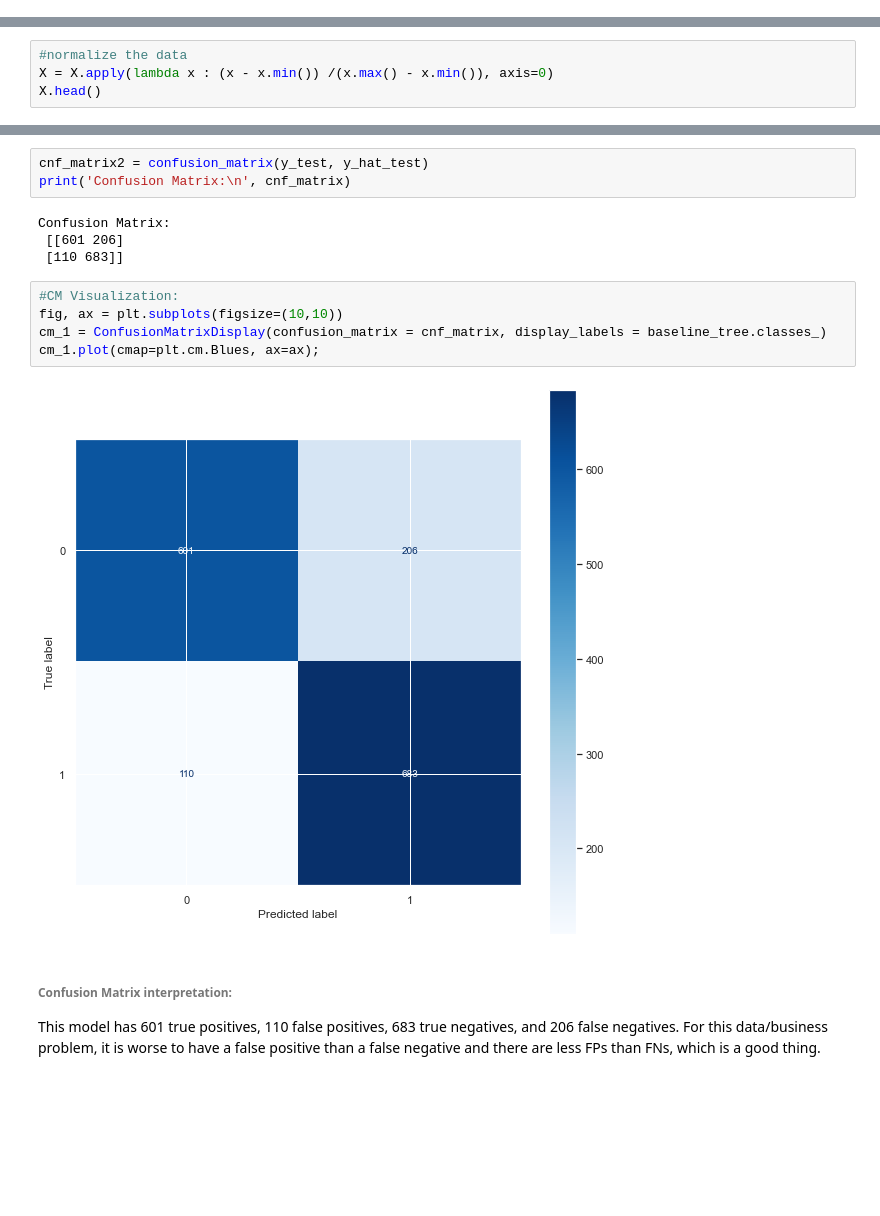
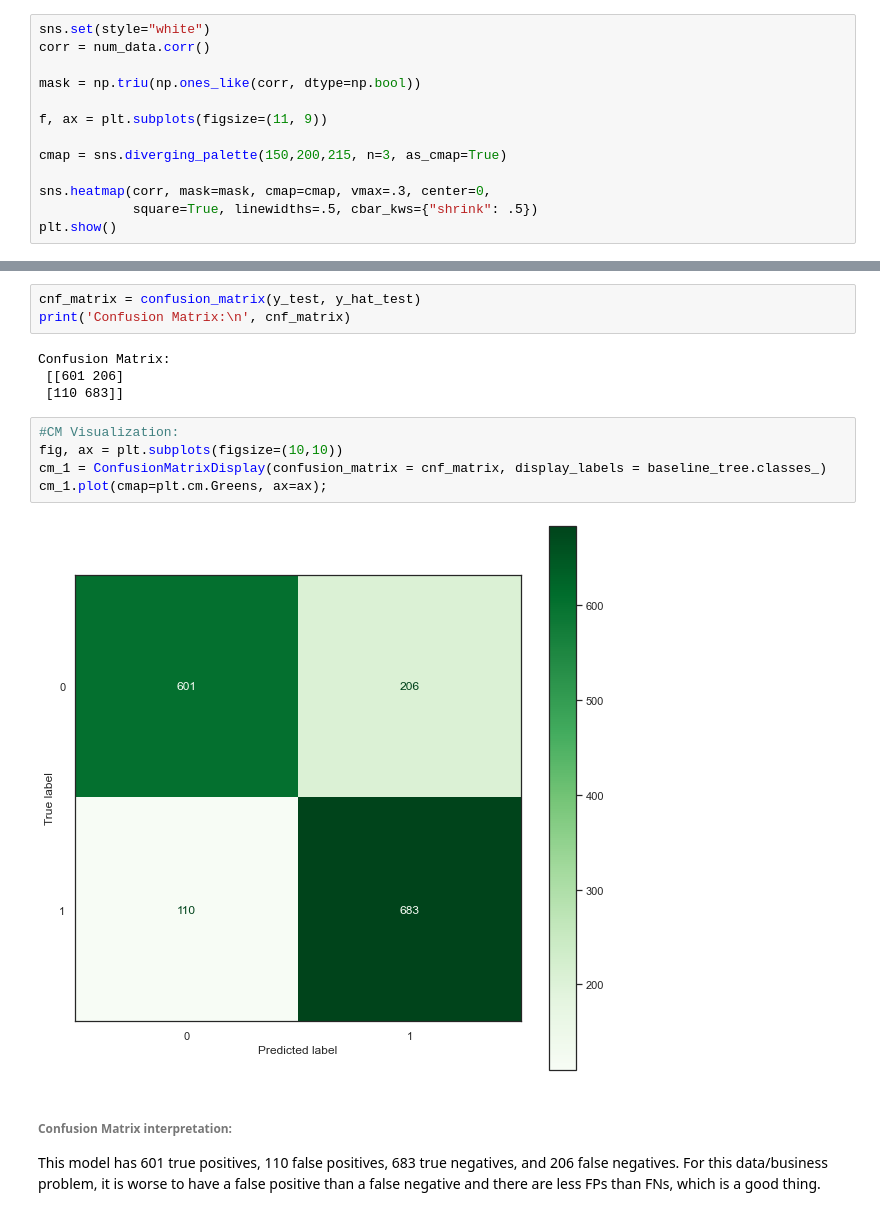
Before and after one commit to nicolemichaud03/Spotify_hit_songs_classification, a Jupyter notebook: Notebook.ipynb, the cells around one changed output, grey strips where cells are left out. Saved outputs shown, nothing was run; the diff lists cells and outputs as text; blank space fills up the shorter version.

```diff
--- a/Notebook.ipynb
+++ b/Notebook.ipynb
@@ -166,3 +193,16 @@ sns.set(rc={'figure.figsize':(12,8)})
 sns.heatmap(data.corr(), annot=True);
 # %% [output]
 [figure]
+# %%
+sns.set(style="white")
+corr = num_data.corr()
+
+mask = np.triu(np.ones_like(corr, dtype=np.bool))
+
+f, ax = plt.subplots(figsize=(11, 9))
+
+cmap = sns.diverging_palette(150,200,215, n=3, as_cmap=True)
+
+sns.heatmap(corr, mask=mask, cmap=cmap, vmax=.3, center=0,
+            square=True, linewidths=.5, cbar_kws={"shrink": .5})
+plt.show()
@@ -187,7 +271,3 @@ X.head()
 | 2 | 0.550 | 0.415 | 9 | -6.557 | 0 | 0.0520 | 0.16100 | 0.000 | ... |
 | 3 | 0.502 | 0.648 | 0 | -5.698 | 0 | 0.0527 | 0.00513 | 0.000 | ... |
 | 4 | 0.807 | 0.887 | 1 | -3.892 | 1 | 0.2750 | 0.00381 | 0.000 | ... |
-# %%
-#normalize the data
-X = X.apply(lambda x : (x - x.min()) /(x.max() - x.min()), axis=0)
-X.head()
@@ -292,7 +323,7 @@ Because of the fact that for this business problem we would rather have a false
 
 Our baseline model has an AUC value of about 0.8.
 # %%
-cnf_matrix2 = confusion_matrix(y_test, y_hat_test)
+cnf_matrix = confusion_matrix(y_test, y_hat_test)
 print('Confusion Matrix:\n', cnf_matrix)
 # %% [output]
 Confusion Matrix:
@@ -301,10 +332,10 @@ Confusion Matrix:
 # %%
 #CM Visualization:
 fig, ax = plt.subplots(figsize=(10,10))
 cm_1 = ConfusionMatrixDisplay(confusion_matrix = cnf_matrix, display_labels = baseline_tree.classes_)
-cm_1.plot(cmap=plt.cm.Blues, ax=ax);
+cm_1.plot(cmap=plt.cm.Greens, ax=ax);
 # %% [output]
-[figure, old version]
+[figure, new version]
 # %% [markdown]
 ###### Confusion Matrix interpretation:
 This model has 601 true positives, 110 false positives, 683 true negatives, and 206 false negatives. For this data/business problem, it is worse to have a false positive than a false negative and there are less FPs than FNs, which is a good thing.
```
Also changed, not shown: parts of 34 cells of this notebook, 10 other files.
